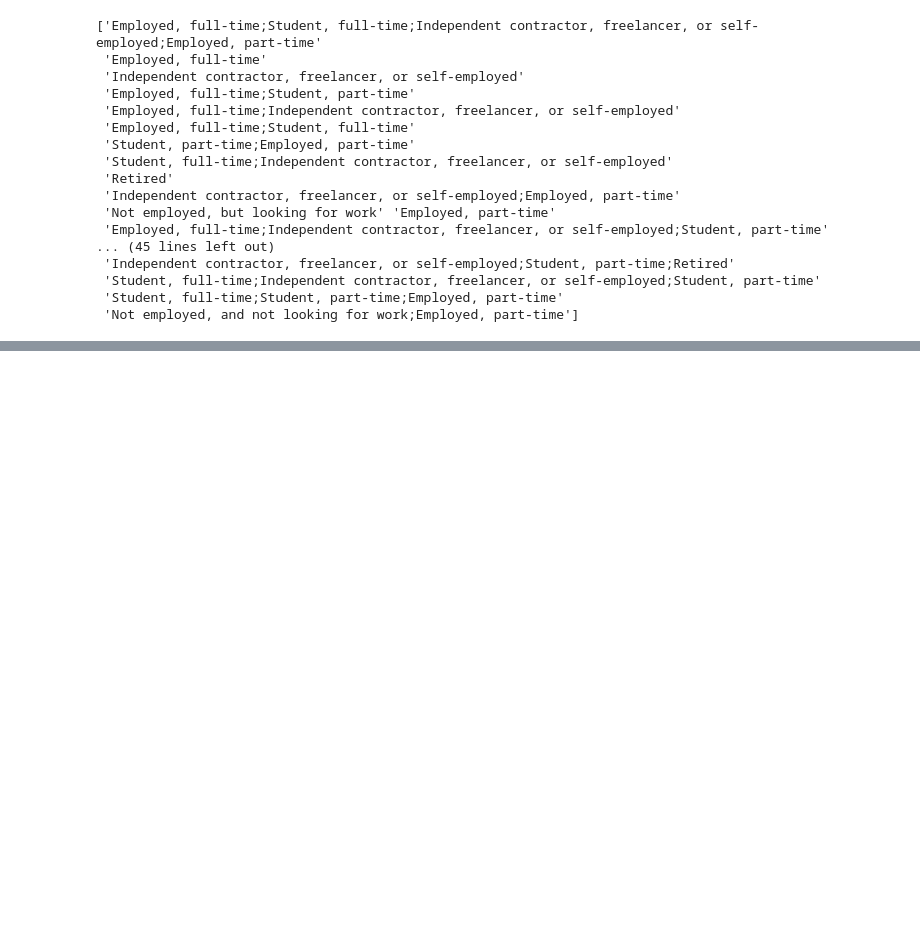
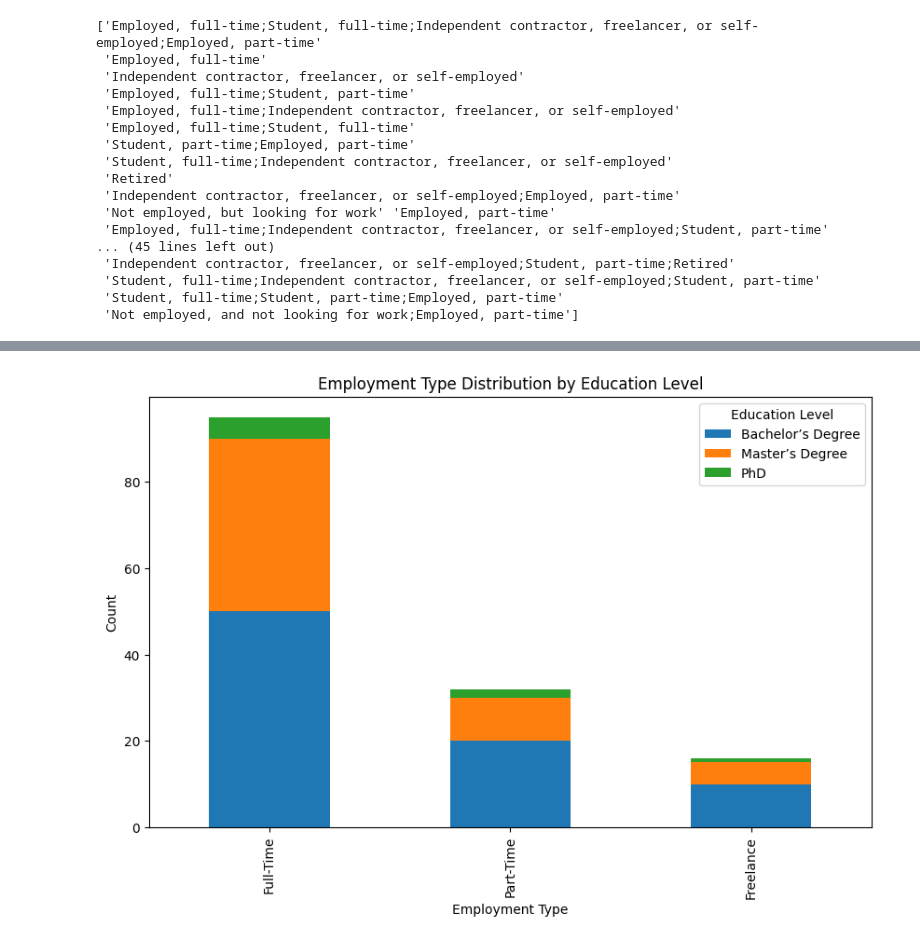
Before and after one commit to kredd10/dataport, a Jupyter notebook: data analysis/dataana1.ipynb, the cells around one changed output, grey strips where cells are left out. Cells and saved outputs as stored; diff of their text form; code cells hidden in the pictures; blank space fills up the shorter version.

```diff
--- a/data analysis/dataana1.ipynb
+++ b/data analysis/dataana1.ipynb
@@ -201,0 +225,19 @@ print(df['Employment'].unique())
+# %%
+# Hypothetical data with employment types
+employment_types = ['Full-Time', 'Part-Time', 'Freelance']
+# Replace with actual data if available
+education_employment_counts = pd.DataFrame({
+    'Bachelor’s Degree': [50, 20, 10],
+    'Master’s Degree': [40, 10, 5],
+    'PhD': [5, 2, 1]
+}, index=employment_types)
+
+# Plot stacked bar chart
+education_employment_counts.plot(kind='bar', stacked=True, figsize=(10, 6))
+plt.title('Employment Type Distribution by Education Level')
+plt.xlabel('Employment Type')
+plt.ylabel('Count')
+plt.legend(title='Education Level')
+plt.show()
+# %% [output]
+[figure, added]
```
Also changed, not shown: parts of 6 cells of this notebook.
